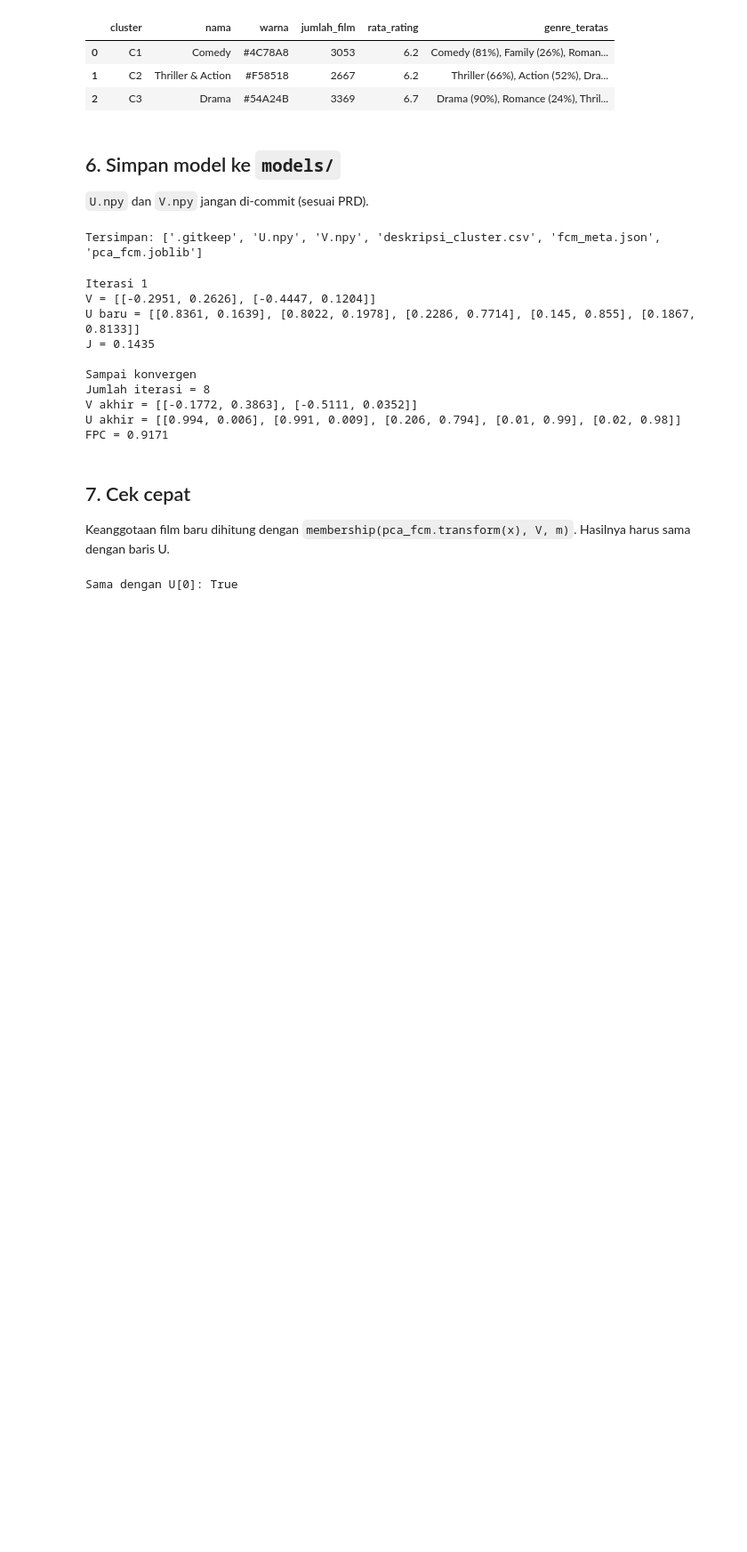
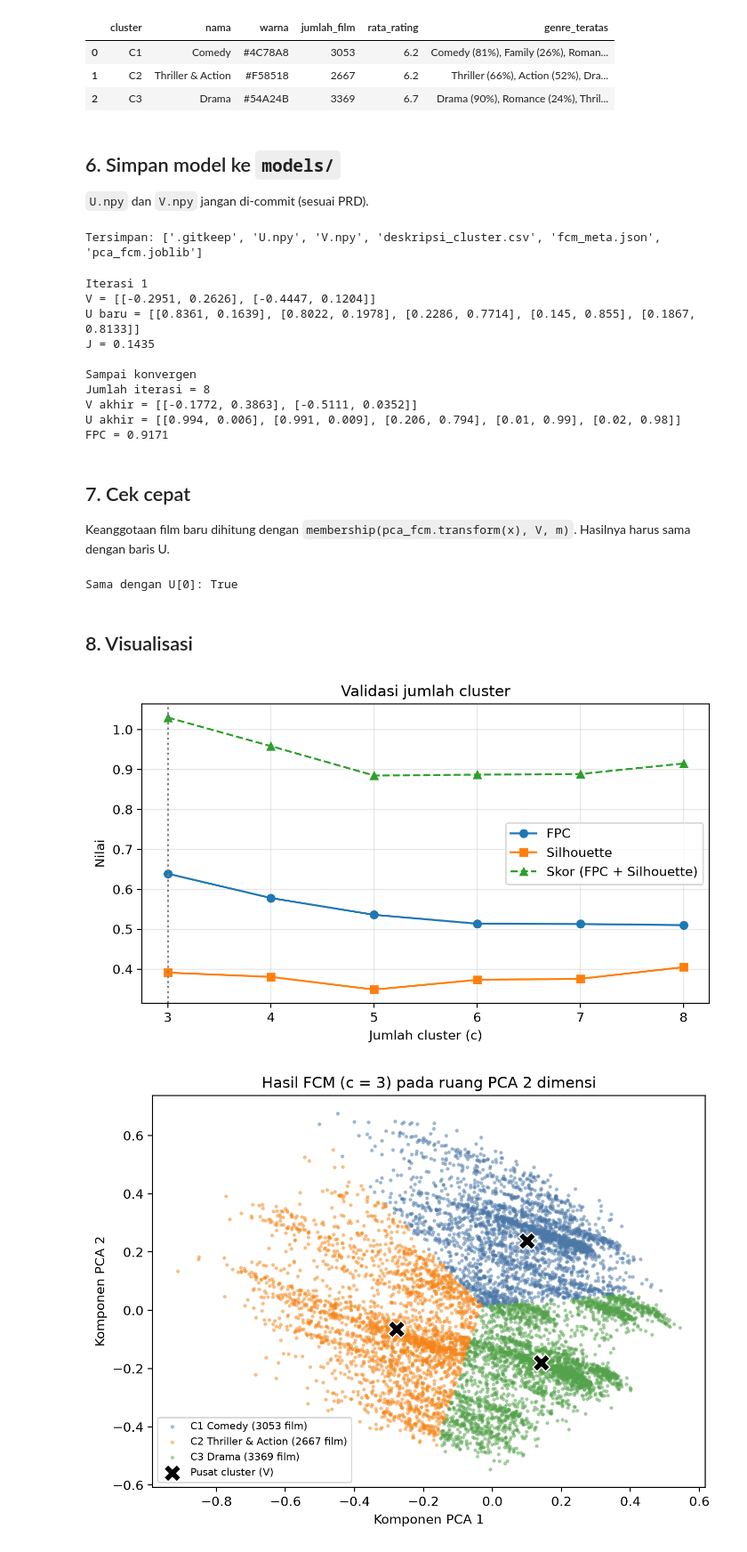
Before and after one commit to Bayu75/rekomendasi-film-fcm, a Jupyter notebook: notebooks/membuat_model_fcm.ipynb, the cells around one changed output. Shown at 89% size. Drawn from its saved outputs; the diff is of its cells as text; code cells hidden in the pictures; blank space fills up the shorter version.

```diff
--- a/notebooks/membuat_model_fcm.ipynb
+++ b/notebooks/membuat_model_fcm.ipynb
@@ -149,3 +149,46 @@ u_cek = membership(pca_fcm.transform(X[:1]), V, M)
 print('Sama dengan U[0]:', np.allclose(u_cek, U[0]))
 # %% [output]
 Sama dengan U[0]: True
+# %% [markdown]
+## 8. Visualisasi
+# %%
+# 8. Gambar untuk laporan (BAB IV)
+import matplotlib.pyplot as plt
+(ROOT / 'reports').mkdir(exist_ok=True)
+
+nama = [f"{r.cluster} {r.nama}" for r in deskripsi.itertuples()]
+
+# Gambar 4.10: validasi jumlah cluster
+fig, ax = plt.subplots(figsize=(7, 4.2), dpi=200)
+ax.plot(tabel['c'], tabel['fpc'], 'o-', label='FPC')
+ax.plot(tabel['c'], tabel['silhouette'], 's-', label='Silhouette')
+ax.plot(tabel['c'], tabel['skor'], '^--', label='Skor (FPC + Silhouette)')
+ax.axvline(C, color='gray', ls=':')
+ax.set_xlabel('Jumlah cluster (c)'); ax.set_ylabel('Nilai')
+ax.set_title('Validasi jumlah cluster'); ax.legend(); ax.grid(alpha=.3)
+fig.tight_layout(); fig.savefig(ROOT / 'reports' / 'gambar_4_10_validasi_c.png'); plt.show()
+
+# Gambar 4.11: sebaran cluster pada PCA 2D
+fig, ax = plt.subplots(figsize=(7, 5.2), dpi=200)
+for j in range(C):
+    m = label == j
+    ax.scatter(Z[m, 0], Z[m, 1], s=4, c=CLUSTER_COLORS[j], alpha=0.4,
+               label=f'{nama[j]} ({m.sum()} film)')
+ax.scatter(V[:, 0], V[:, 1], marker='X', s=180, c='black', edgecolors='white',
+           label='Pusat cluster (V)')
+ax.set_xlabel('Komponen PCA 1'); ax.set_ylabel('Komponen PCA 2')
+ax.set_title(f'Hasil FCM (c = {C}) pada ruang PCA 2 dimensi')
+ax.legend(fontsize=8, loc='lower left')
+fig.tight_layout(); fig.savefig(ROOT / 'reports' / 'gambar_4_11_scatter_fcm.png'); plt.show()
+
+# Gambar 4.12: sebaran derajat keanggotaan tertinggi
+u_max = U.max(axis=1)
+fig, ax = plt.subplots(figsize=(7, 4), dpi=200)
+ax.hist(u_max, bins=np.arange(0.3, 1.0001, 0.05), color='#4C78A8', edgecolor='white')
+ax.axvline(np.median(u_max), color='k', ls='--', label=f'Median = {np.median(u_max):.3f}')
+ax.set_xlabel('Derajat keanggotaan maksimum per film'); ax.set_ylabel('Jumlah film')
+ax.set_title('Sebaran derajat keanggotaan maksimum'); ax.legend()
+fig.tight_layout(); fig.savefig(ROOT / 'reports' / 'gambar_4_12_hist_umax.png'); plt.show()
+# %% [output]
+[figure, added]
+[figure, added]
```
Also changed, not shown: parts of 1 cell of this notebook, 4 other files.
